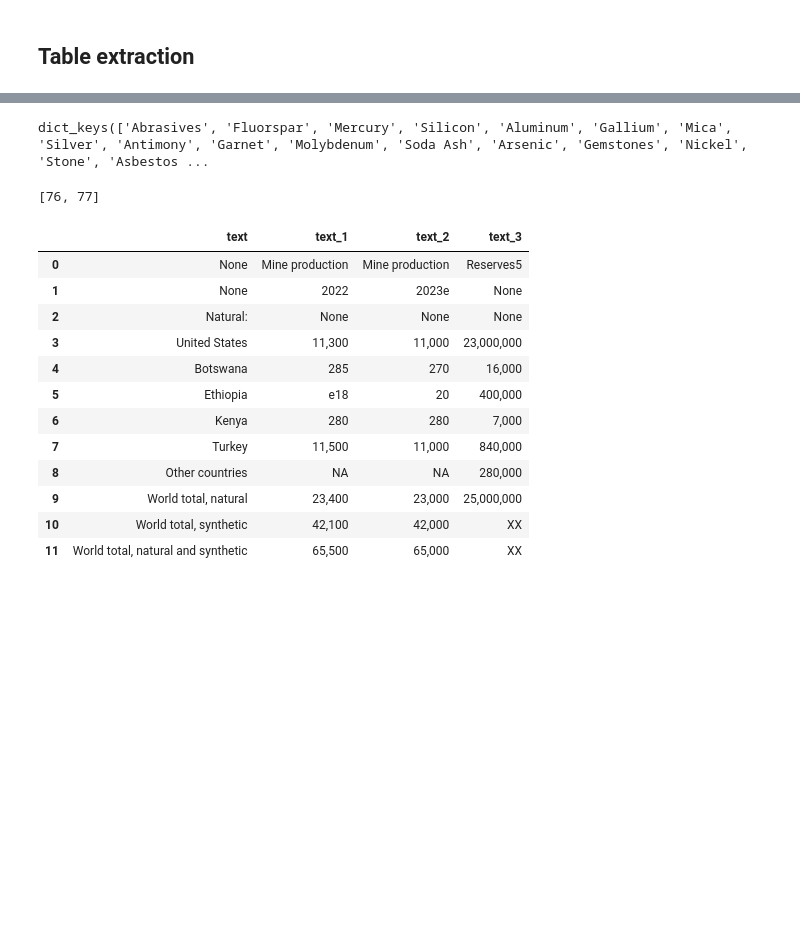
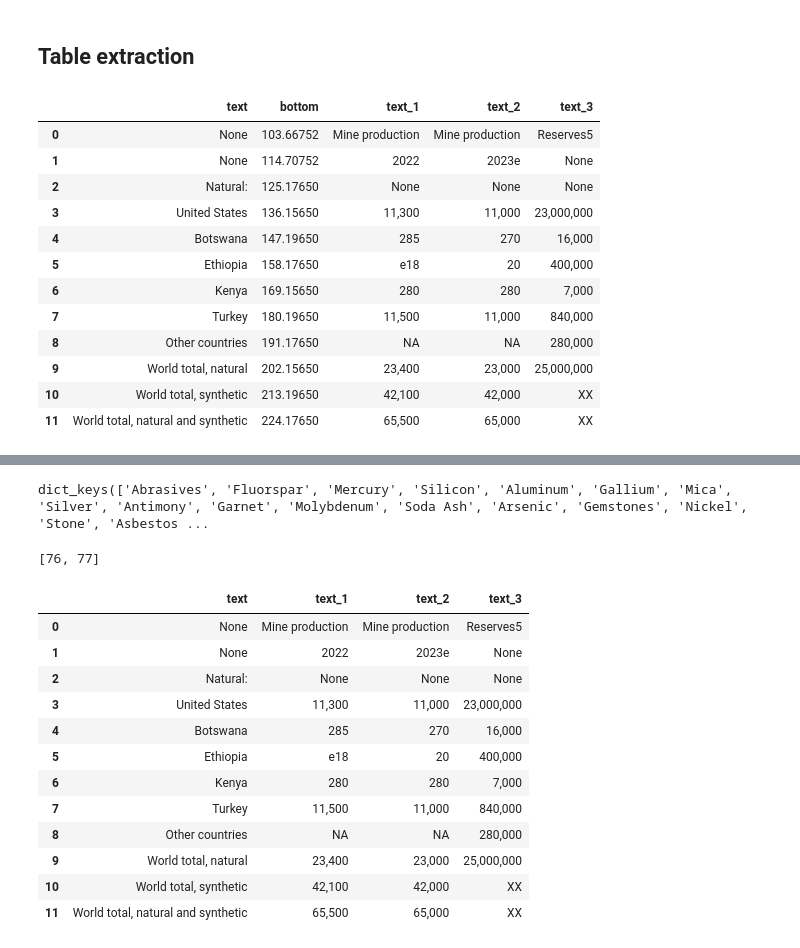
Before and after one commit to Yassmine2020/MaterialRisksSimulation, a Jupyter notebook: test_usgs/main.ipynb, the cells around one changed output, grey strips where cells are left out. Cells and saved outputs as stored; diff of their text form; code cells hidden in the pictures; blank space fills up the shorter version.

```diff
--- a/test_usgs/main.ipynb
+++ b/test_usgs/main.ipynb
@@ -364,6 +364,22 @@ def convert_dict_to_df(d):
         return d
 
 scraping_base = convert_dict_to_df(loaded_scraping_base)
+# %%
+scraping_base['Soda Ash']['tables'][1][0]
+# %% [output]
+|  | text | bottom | text_1 | text_2 | text_3 |
+| 0 | None | 103.66752 | Mine production | Mine production | Reserves5 |
+| 1 | None | 114.70752 | 2022 | 2023e | None |
+| 2 | Natural: | 125.17650 | None | None | None |
+| 3 | United States | 136.15650 | 11,300 | 11,000 | 23,000,000 |
+| 4 | Botswana | 147.19650 | 285 | 270 | 16,000 |
+| 5 | Ethiopia | 158.17650 | e18 | 20 | 400,000 |
+| 6 | Kenya | 169.15650 | 280 | 280 | 7,000 |
+| 7 | Turkey | 180.19650 | 11,500 | 11,000 | 840,000 |
+| 8 | Other countries | 191.17650 | NA | NA | 280,000 |
+| 9 | World total, natural | 202.15650 | 23,400 | 23,000 | 25,000,000 |
+| 10 | World total, synthetic | 213.19650 | 42,100 | 42,000 | XX |
+| 11 | World total, natural and synthetic | 224.17650 | 65,500 | 65,000 | XX |
 # %%
 # material = 'Silver'
 
```
Also changed, not shown: parts of 4 cells of this notebook, 5 other files.
